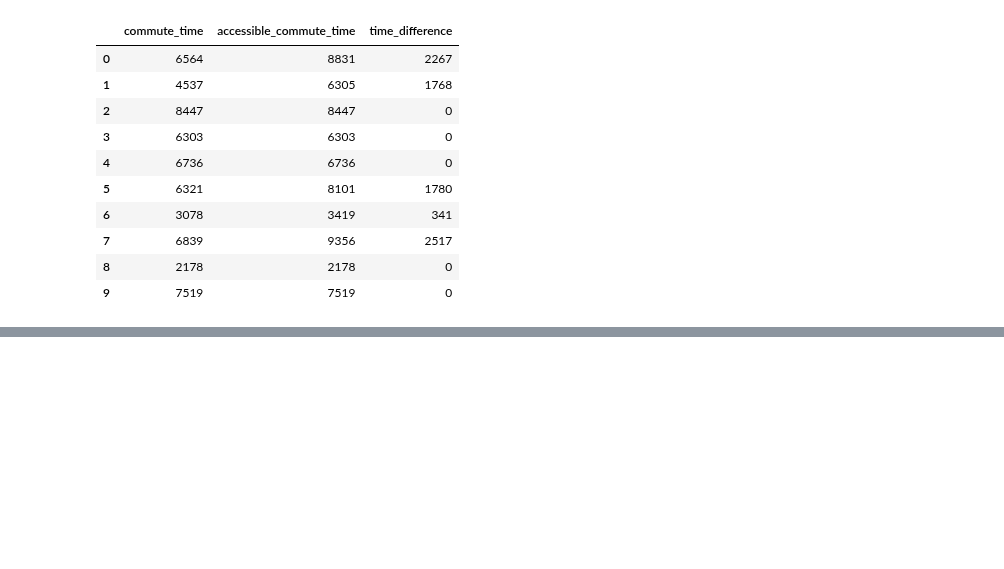
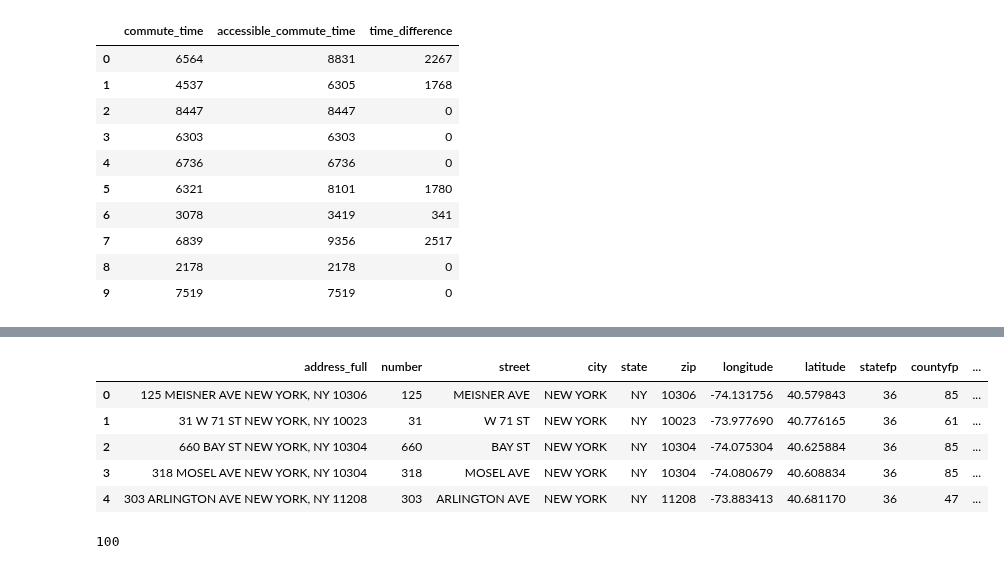
Before and after one commit to ZSlemmons/MTA-elevators, a Jupyter notebook: travel-time/travel-time-analysis.ipynb, the cells around one changed output, grey strips where cells are left out. Cells and saved outputs as stored; diff of their text form; code cells hidden in the pictures; blank space fills up the shorter version.

```diff
--- a/travel-time/travel-time-analysis.ipynb
+++ b/travel-time/travel-time-analysis.ipynb
@@ -501,0 +430,19 @@ df
+# %%
+destination_addresses['coordinates'] = destination_addresses["latitude"].astype(str) + ", " + destination_addresses["longitude"].astype(str)
+destination_addresses.head()
+# %% [output]
+|  | address_full | number | street | city | state | zip | longitude | latitude | statefp | countyfp | ... |
+| 0 | 125 MEISNER AVE NEW YORK, NY 10306 | 125 | MEISNER AVE | NEW YORK | NY | 10306 | -74.131756 | 40.579843 | 36 | 85 | ... |
+| 1 | 31 W 71 ST NEW YORK, NY 10023 | 31 | W 71 ST | NEW YORK | NY | 10023 | -73.977690 | 40.776165 | 36 | 61 | ... |
+| 2 | 660 BAY ST NEW YORK, NY 10304 | 660 | BAY ST | NEW YORK | NY | 10304 | -74.075304 | 40.625884 | 36 | 85 | ... |
+| 3 | 318 MOSEL AVE NEW YORK, NY 10304 | 318 | MOSEL AVE | NEW YORK | NY | 10304 | -74.080679 | 40.608834 | 36 | 85 | ... |
+| 4 | 303 ARLINGTON AVE NEW YORK, NY 11208 | 303 | ARLINGTON AVE | NEW YORK | NY | 11208 | -73.883413 | 40.681170 | 36 | 47 | ... |
+# %%
+#make that column a list
+origin_coors = origin_addresses['coordinates'].tolist()
+len(origin_coors)
+
+destination_coors = destination_addresses['coordinates'].tolist()
+len(destination_coors)
+# %% [output]
+100
```
Also changed, not shown: parts of 44 cells of this notebook, 2 other files.
